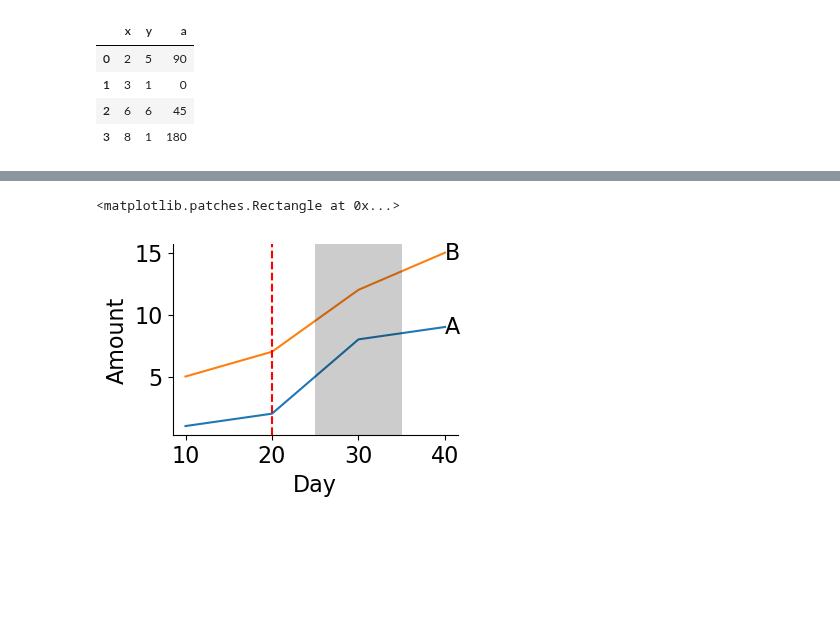
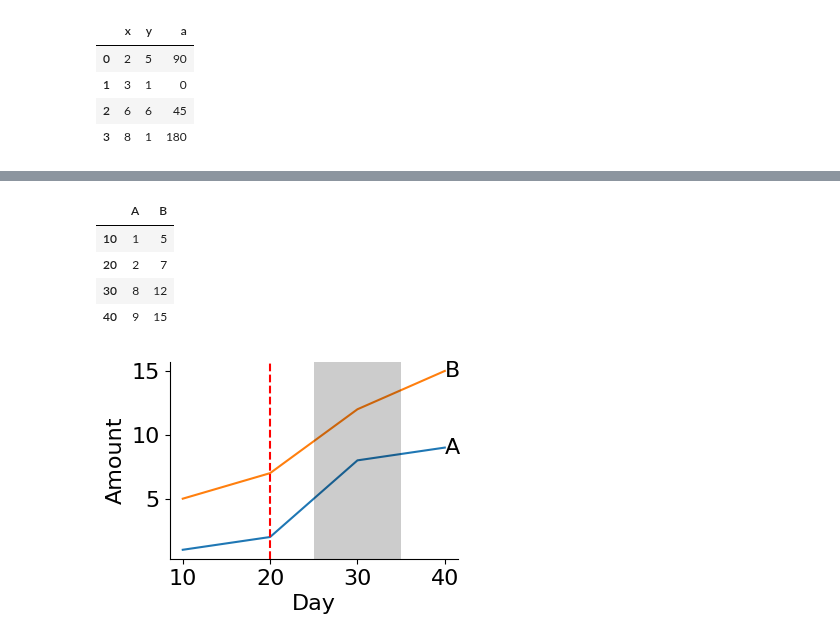
Before and after one commit to msyamkumar/cs320-lecture-notes, a Jupyter notebook: lec_26_Visualization_2/lecture.ipynb, the cells around one changed output, grey strips where cells are left out. Saved outputs shown, nothing was run; the diff lists cells and outputs as text; code cells hidden in the pictures; blank space fills up the shorter version.

```diff
--- a/lec_26_Visualization_2/lecture.ipynb
+++ b/lec_26_Visualization_2/lecture.ipynb
@@ -120,33 +131,34 @@ for row in df.itertuples():
 # %%
 plt.rcParams["font.size"] = 16
 df = pd.DataFrame({"A": [1,2,8,9], "B": [5,7,12,15]}, index=[10,20,30,40])
 ax = df.plot.line(figsize=(4,3), legend=False)
 ax.set_xlabel("Day")
 ax.set_ylabel("Amount")
 plt.tight_layout()
+# Enables us to control borders (aka spines)
 ax.spines["top"].set_visible(False)
 ax.spines["right"].set_visible(False)
 
 # 1. Replace legened with line labels
 for col in df.columns:
     ax.text(df.index[-1], df[col].iat[-1], col, ha="left", va="center")
 
 # 2. Draw a vertical line at x=20
 p = plt.Line2D((20, 20), ax.get_ylim(), color="r", linestyle="--")
 ax.add_artist(p)
 
-#(x1,y1), (x2,y2)   # FancyArrowPatch
-#(x1,x2), (y1,y2)   # Line2D
-
 # 3. Highlight a region from x=25 to x=35
 p = plt.Rectangle((25, 0), 10, ax.get_ylim()[1], color="k", zorder=50, alpha=0.2, linewidth=0)
 ax.add_artist(p)
 
-# (x,y), width, height   --- Rectangle
-# (x1,y1), (x2,y2)       --- later
+df
 # %% [output]
-<matplotlib.patches.Rectangle at 0x...>
+|  | A | B |
+| 10 | 1 | 5 |
+| 20 | 2 | 7 |
+| 30 | 8 | 12 |
+| 40 | 9 | 15 |
-[figure, old version]
+[figure, new version]
 # %% [markdown]
 ### Geographic Data / Maps
 
```
Also changed, not shown: parts of 40 cells of this notebook, 1 other file.
